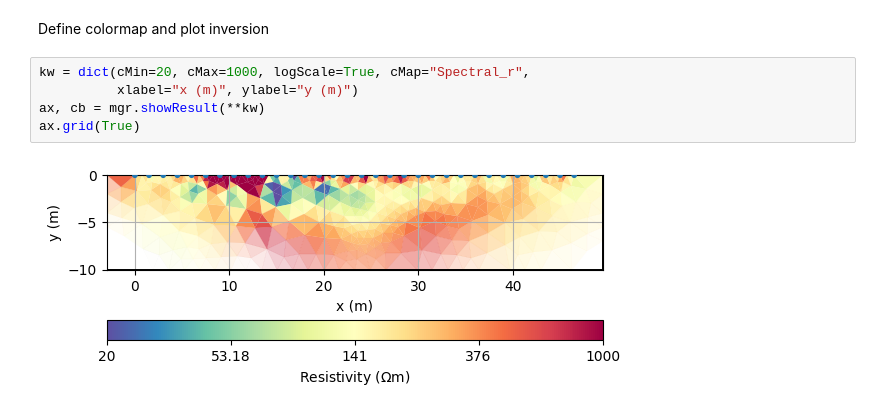
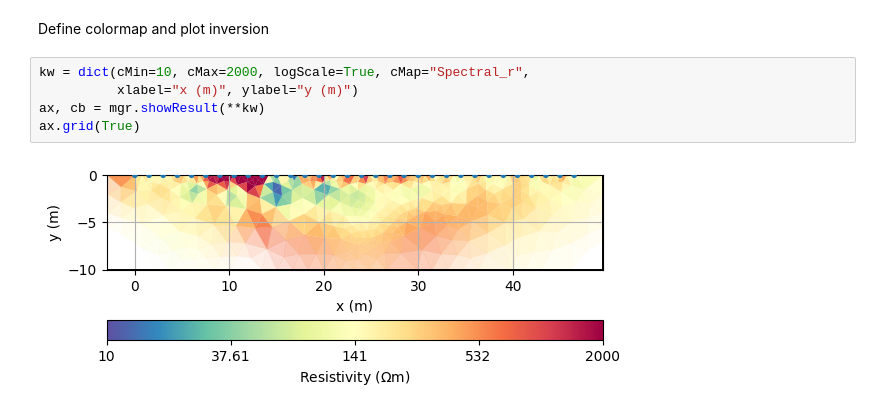
Before and after one commit to jcmefra/desarrollo-geofisica, a Jupyter notebook: geoelectrica/Guapotá/processing.ipynb, the cells around one changed output. Cells and saved outputs as stored; diff of their text form.

```diff
--- a/geoelectrica/Guapotá/processing.ipynb
+++ b/geoelectrica/Guapotá/processing.ipynb
@@ -60,9 +60,9 @@ min/max (data): 10.61/2053
 # %% [markdown]
 Define colormap and plot inversion
 # %%
-kw = dict(cMin=20, cMax=1000, logScale=True, cMap="Spectral_r",
+kw = dict(cMin=10, cMax=2000, logScale=True, cMap="Spectral_r",
           xlabel="x (m)", ylabel="y (m)")
 ax, cb = mgr.showResult(**kw)
 ax.grid(True)
 # %% [output]
-[figure, old version]
+[figure, new version]
```
